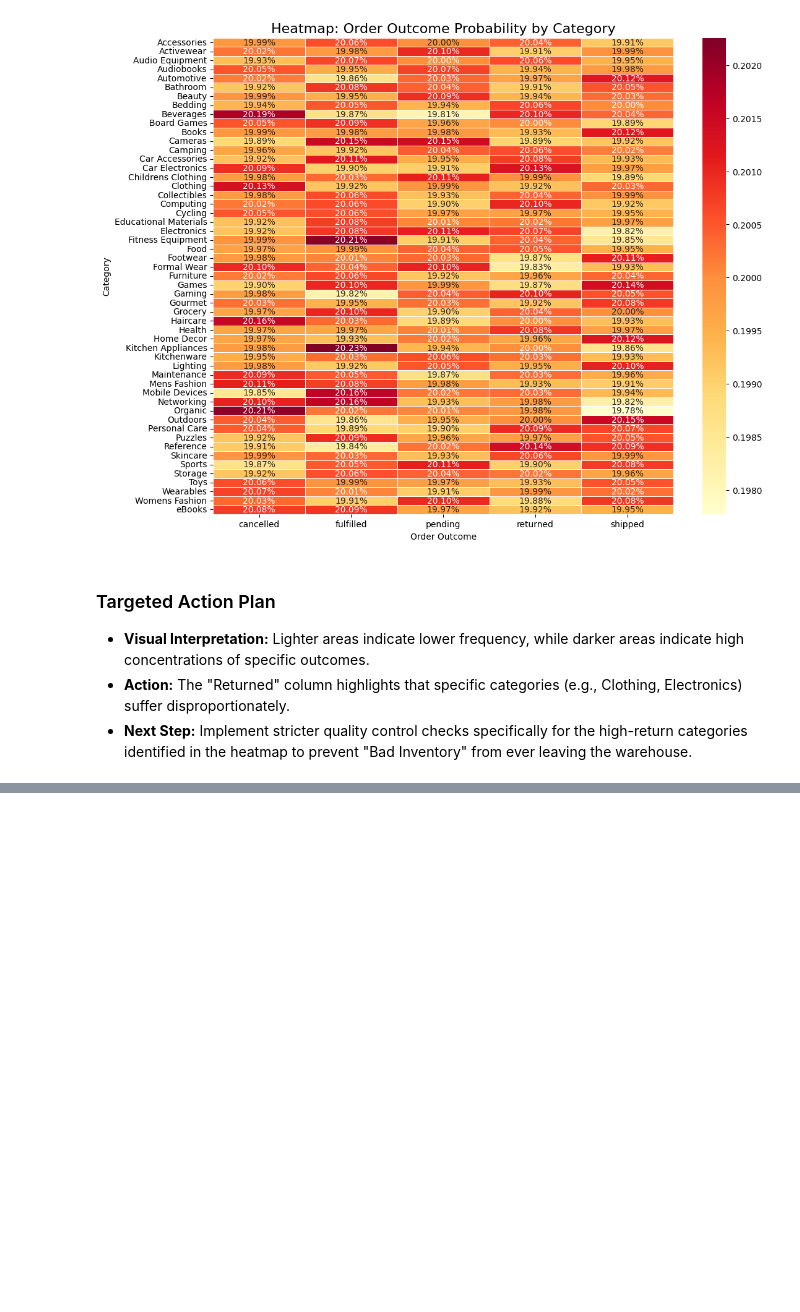
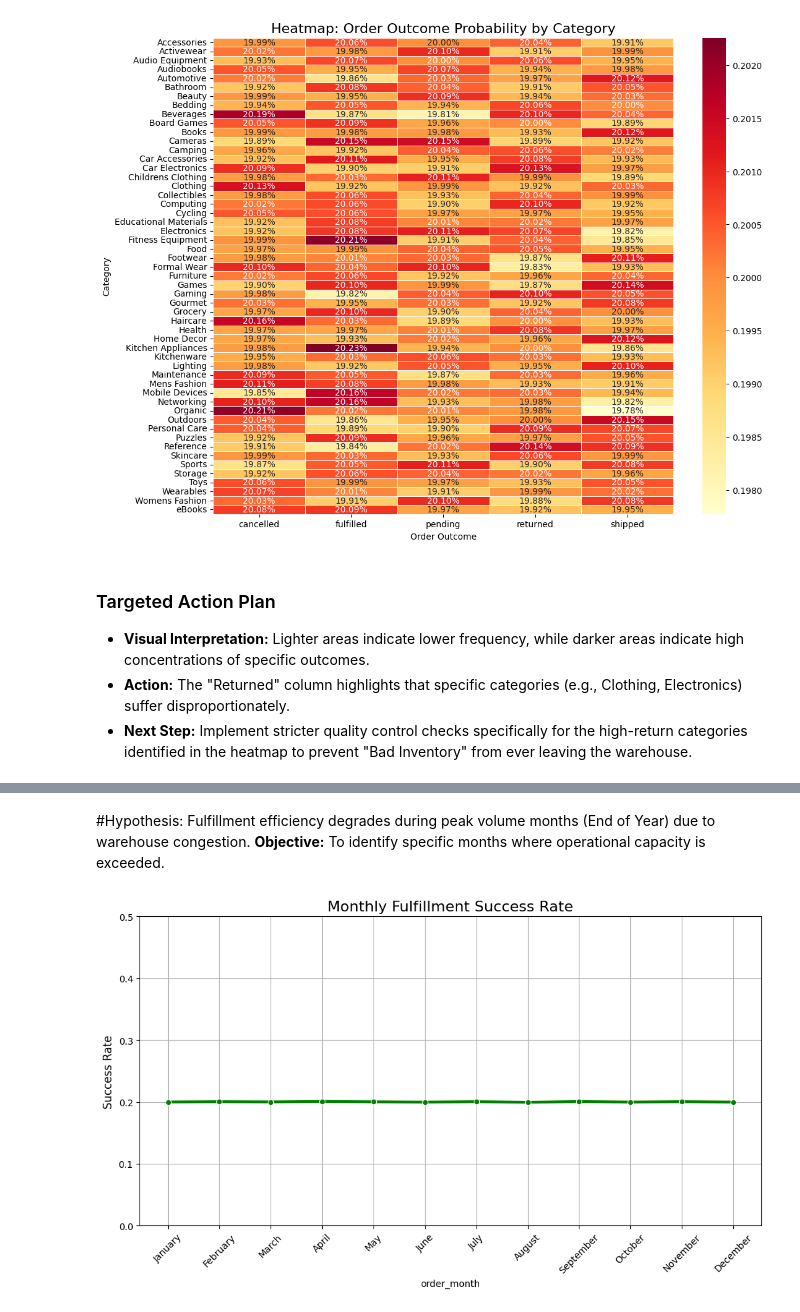
Before and after one commit to rishavvashisht823/Amazon, a Jupyter notebook: chapter_appendix-tools-for-deep-learning/jupyter.ipynb, the cells around one changed output, grey strips where cells are left out. Drawn from its saved outputs; the diff is of its cells as text; code cells hidden in the pictures; blank space fills up the shorter version.

```diff
--- a/chapter_appendix-tools-for-deep-learning/jupyter.ipynb
+++ b/chapter_appendix-tools-for-deep-learning/jupyter.ipynb
@@ -677,0 +705,32 @@ plt.show()
+# %% [markdown]
+
+#Hypothesis: Fulfillment efficiency degrades during peak volume months (End of Year) due to warehouse congestion.
+**Objective:** To identify specific months where operational capacity is exceeded.
+# %%
+df_combined = df_combined.merge(df_orders[['order_id', 'order_date']], on='order_id', how='left')
+
+# 1. Convert Date to Datetime objects
+df_combined['order_date'] = pd.to_datetime(df_combined['order_date'])
+
+# 2. Extract Month
+df_combined['order_month'] = df_combined['order_date'].dt.month_name()
+
+# 3. Ensure months are in calendar order
+months_order = ['January', 'February', 'March', 'April', 'May', 'June',
+                'July', 'August', 'September', 'October', 'November', 'December']
+
+# 4. Calculate Efficiency per Month
+monthly_efficiency = df_combined.groupby('order_month')['status'].apply(lambda x: (x == 'fulfilled').mean()).reindex(months_order)
+
+# 5. Visualize
+plt.figure(figsize=(12, 6))
+sns.lineplot(x=monthly_efficiency.index, y=monthly_efficiency.values, marker='o', linewidth=3, color='green')
+
+plt.title('Monthly Fulfillment Success Rate', fontsize=16)
+plt.ylabel('Success Rate', fontsize=12)
+plt.xticks(rotation=45)
+plt.grid(True)
+plt.ylim(0, 0.5) # This sets the y-axis to start at 0, revealing the line is actually flat
+plt.show()
+# %% [output]
+[figure, added]
```
Also changed, not shown: parts of 10 cells of this notebook.
